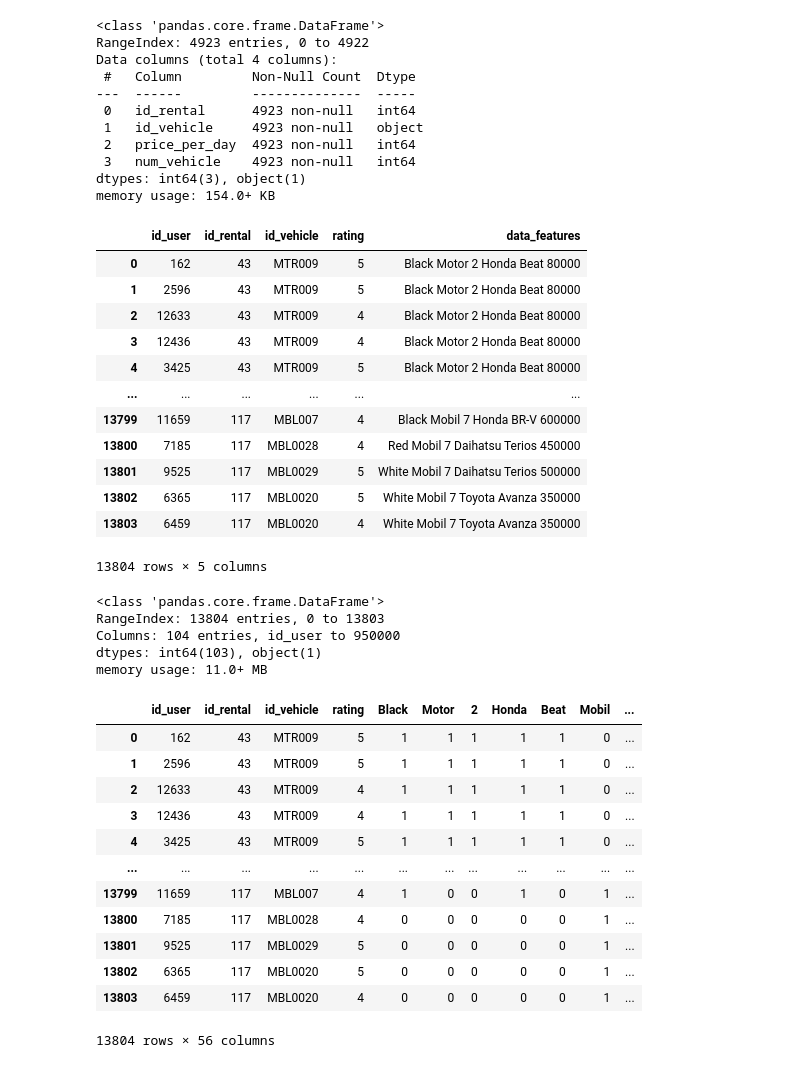
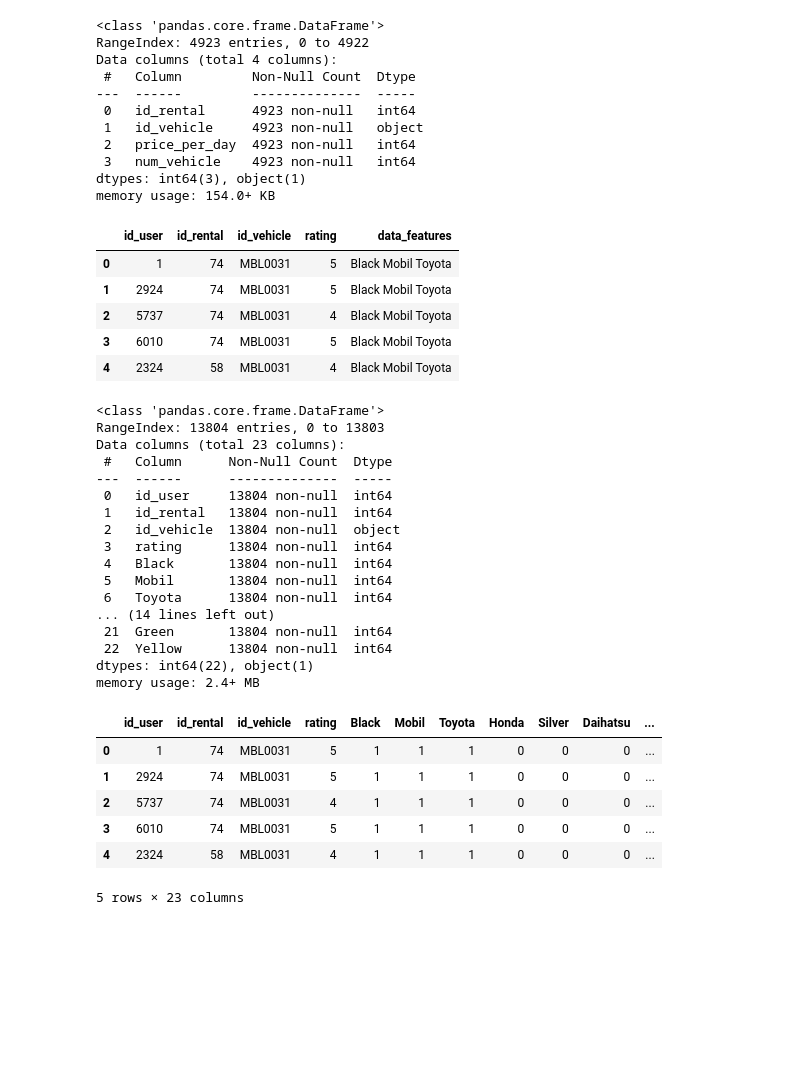
Before and after one commit to Capstone-Rental-Marketplace/SewaIn, a Jupyter notebook: Model/model_build.ipynb, the cells around one changed output. Cells and saved outputs as stored; diff of their text form; code cells hidden in the pictures; blank space fills up the shorter version.

Commit message:
build model
almost done, just need to consider a few features to make it better

```diff
--- a/Model/model_build.ipynb
+++ b/Model/model_build.ipynb
@@ -185,10 +185,10 @@ memory usage: 154.0+ KB
 # %%
 
 # Join data
-data = rental_dataset.merge(ownership_dataset, on=['id_rental', 'id_vehicle'])
+data = user_dataset.merge(rental_dataset, on='id_user')
+data = data.merge(shop_dataset, on='id_rental')
+data = data.merge(ownership_dataset, on=['id_rental', 'id_vehicle'])
 data = data.merge(vehicle_dataset, on='id_vehicle')
-data = data.merge(shop_dataset, on='id_rental')
-data = data.merge(user_dataset, on='id_user')
 # %%
 # Convert all columns to string
 data['price_per_day'] = data['price_per_day'].astype(str)
@@ -207,23 +207,16 @@ data['rental_name'] = data['rental_name'].astype(str)
 
 # Combine the features into a single string column
 #data['data_features'] = data['price_per_day'] + " " + data['engine_type'] + " " + data['power'] + " " + data['torque'] + " " + data['colors'] + " " + data['fuel_capacity'] + " " + data['transmission'] + " " + data['vehicle_type'] + " " + data['number_of_seats'] + " " + data['brand'] + " " + data['model'] + " " + data["rental_name"]
-data['data_features'] = data['colors'] + " " + data['vehicle_type'] + " " + data['number_of_seats'] + " " + data['brand'] + " " + data['model'] + " " + data['price_per_day']
+data['data_features'] = data['colors'] + " " + data['vehicle_type'] + " " + data['brand']
 data = data[['id_user', 'id_rental', 'id_vehicle', 'rating', "data_features"]]
-data
+data.head()
 # %% [output]
 |  | id_user | id_rental | id_vehicle | rating | data_features |
-| 0 | 162 | 43 | MTR009 | 5 | Black Motor 2 Honda Beat 80000 |
-| 1 | 2596 | 43 | MTR009 | 5 | Black Motor 2 Honda Beat 80000 |
-| 2 | 12633 | 43 | MTR009 | 4 | Black Motor 2 Honda Beat 80000 |
-| 3 | 12436 | 43 | MTR009 | 4 | Black Motor 2 Honda Beat 80000 |
-| 4 | 3425 | 43 | MTR009 | 5 | Black Motor 2 Honda Beat 80000 |
-| ... | ... | ... | ... | ... | ... |
-| 13799 | 11659 | 117 | MBL007 | 4 | Black Mobil 7 Honda BR-V 600000 |
-| 13800 | 7185 | 117 | MBL0028 | 4 | Red Mobil 7 Daihatsu Terios 450000 |
-| 13801 | 9525 | 117 | MBL0029 | 5 | White Mobil 7 Daihatsu Terios 500000 |
-| 13802 | 6365 | 117 | MBL0020 | 5 | White Mobil 7 Toyota Avanza 350000 |
-| 13803 | 6459 | 117 | MBL0020 | 4 | White Mobil 7 Toyota Avanza 350000 |
+| 0 | 1 | 74 | MBL0031 | 5 | Black Mobil Toyota |
+| 1 | 2924 | 74 | MBL0031 | 5 | Black Mobil Toyota |
+| 2 | 5737 | 74 | MBL0031 | 4 | Black Mobil Toyota |
+| 3 | 6010 | 74 | MBL0031 | 5 | Black Mobil Toyota |
+| 4 | 2324 | 58 | MBL0031 | 4 | Black Mobil Toyota |
-13804 rows × 5 columns
 # %%
 #data['data_features'] = data['data_features'].fillna('')
 data['data_features'] = data['data_features'].str.split(' ')
@@ -240,22 +233,28 @@ df_ratings_encode.info()
 # %% [output]
 <class 'pandas.core.frame.DataFrame'>
 RangeIndex: 13804 entries, 0 to 13803
-Columns: 104 entries, id_user to 950000
-dtypes: int64(103), object(1)
-memory usage: 11.0+ MB
+Data columns (total 23 columns):
+ #   Column      Non-Null Count  Dtype
+---  ------      --------------  -----
+ 0   id_user     13804 non-null  int64
+ 1   id_rental   13804 non-null  int64
+ 2   id_vehicle  13804 non-null  object
+ 3   rating      13804 non-null  int64
+ 4   Black       13804 non-null  int64
+ 5   Mobil       13804 non-null  int64
+ 6   Toyota      13804 non-null  int64
+... (14 lines left out)
+ 21  Green       13804 non-null  int64
+ 22  Yellow      13804 non-null  int64
+dtypes: int64(22), object(1)
+memory usage: 2.4+ MB
 # %%
-df_ratings_encode
+df_ratings_encode.head()
 # %% [output]
-|  | id_user | id_rental | id_vehicle | rating | Black | Motor | 2 | Honda | Beat | Mobil | ... |
-| 0 | 162 | 43 | MTR009 | 5 | 1 | 1 | 1 | 1 | 1 | 0 | ... |
-| 1 | 2596 | 43 | MTR009 | 5 | 1 | 1 | 1 | 1 | 1 | 0 | ... |
-| 2 | 12633 | 43 | MTR009 | 4 | 1 | 1 | 1 | 1 | 1 | 0 | ... |
-| 3 | 12436 | 43 | MTR009 | 4 | 1 | 1 | 1 | 1 | 1 | 0 | ... |
-| 4 | 3425 | 43 | MTR009 | 5 | 1 | 1 | 1 | 1 | 1 | 0 | ... |
-| ... | ... | ... | ... | ... | ... | ... | ... | ... | ... | ... | ... |
-| 13799 | 11659 | 117 | MBL007 | 4 | 1 | 0 | 0 | 1 | 0 | 1 | ... |
-| 13800 | 7185 | 117 | MBL0028 | 4 | 0 | 0 | 0 | 0 | 0 | 1 | ... |
-| 13801 | 9525 | 117 | MBL0029 | 5 | 0 | 0 | 0 | 0 | 0 | 1 | ... |
-| 13802 | 6365 | 117 | MBL0020 | 5 | 0 | 0 | 0 | 0 | 0 | 1 | ... |
-| 13803 | 6459 | 117 | MBL0020 | 4 | 0 | 0 | 0 | 0 | 0 | 1 | ... |
+|  | id_user | id_rental | id_vehicle | rating | Black | Mobil | Toyota | Honda | Silver | Daihatsu | ... |
+| 0 | 1 | 74 | MBL0031 | 5 | 1 | 1 | 1 | 0 | 0 | 0 | ... |
+| 1 | 2924 | 74 | MBL0031 | 5 | 1 | 1 | 1 | 0 | 0 | 0 | ... |
+| 2 | 5737 | 74 | MBL0031 | 4 | 1 | 1 | 1 | 0 | 0 | 0 | ... |
+| 3 | 6010 | 74 | MBL0031 | 5 | 1 | 1 | 1 | 0 | 0 | 0 | ... |
+| 4 | 2324 | 58 | MBL0031 | 4 | 1 | 1 | 1 | 0 | 0 | 0 | ... |
-13804 rows × 56 columns
+5 rows × 23 columns
```
Also changed, not shown: parts of 22 cells of this notebook.
